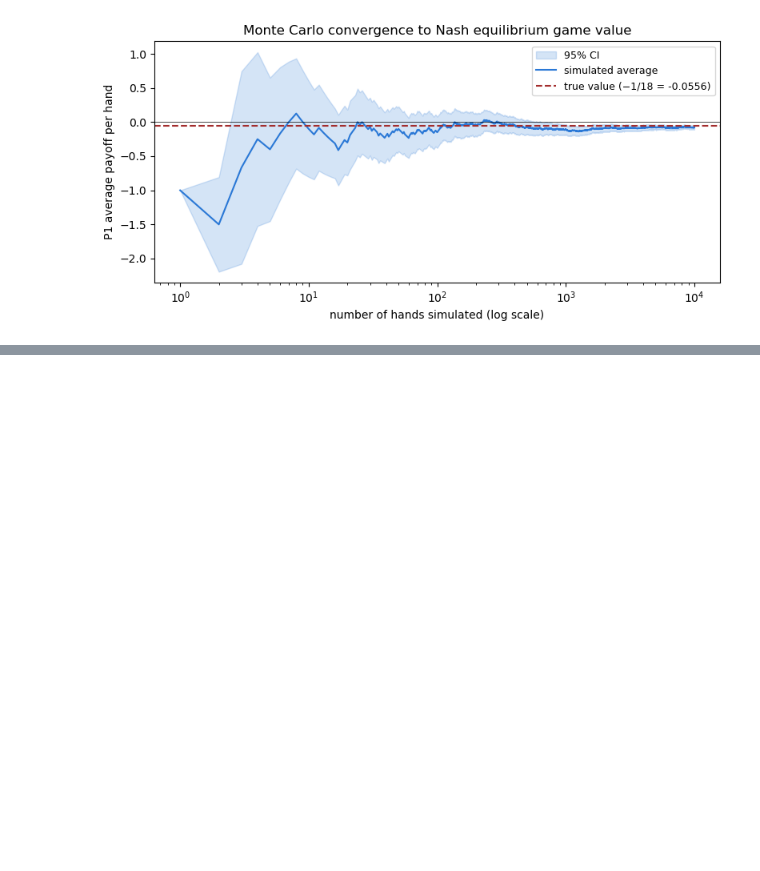
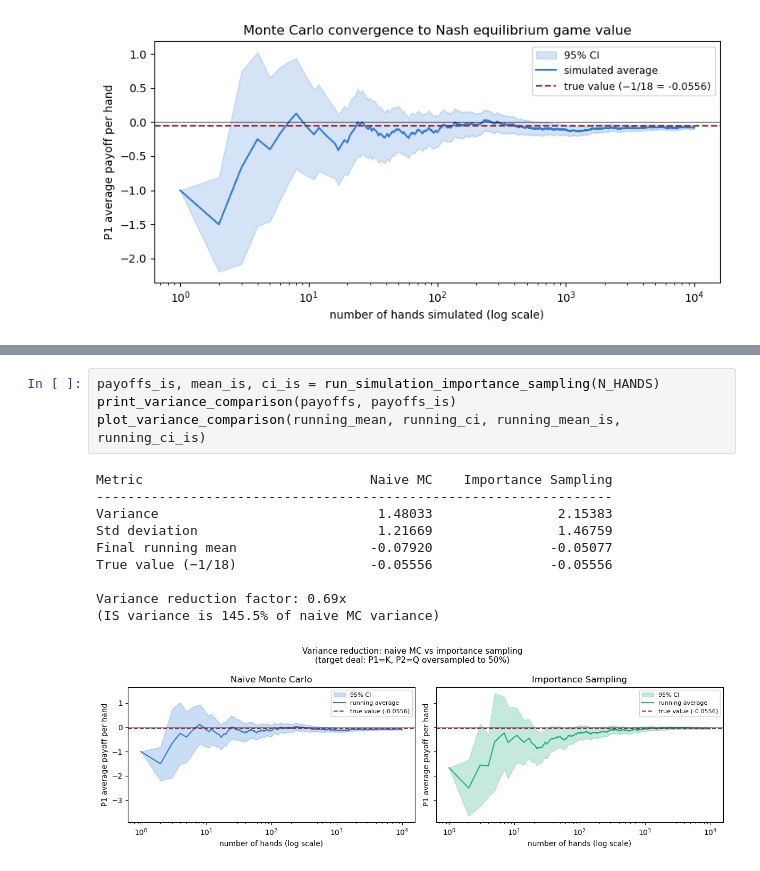
Before and after one commit to AryaKrishnaproffessional/Game-Theory-Bot, a Jupyter notebook: game_theory_ntb.ipynb, the cells around one changed output, grey strips where cells are left out. Saved outputs shown, nothing was run; the diff lists cells and outputs as text; blank space fills up the shorter version.

```diff
--- a/game_theory_ntb.ipynb
+++ b/game_theory_ntb.ipynb
@@ -2235,0 +2373,15 @@ plot_convergence(running_mean, running_ci)
+# %%
+payoffs_is, mean_is, ci_is = run_simulation_importance_sampling(N_HANDS)
+print_variance_comparison(payoffs, payoffs_is)
+plot_variance_comparison(running_mean, running_ci, running_mean_is, running_ci_is)
+# %% [output]
+Metric                             Naive MC    Importance Sampling
+------------------------------------------------------------------
+Variance                            1.48033                2.15383
+Std deviation                       1.21669                1.46759
+Final running mean                 -0.07920               -0.05077
+True value (−1/18)                 -0.05556               -0.05556
+
+Variance reduction factor: 0.69x
+(IS variance is 145.5% of naive MC variance)
+[figure, added]
```
Also changed, not shown: parts of 4 cells of this notebook.
